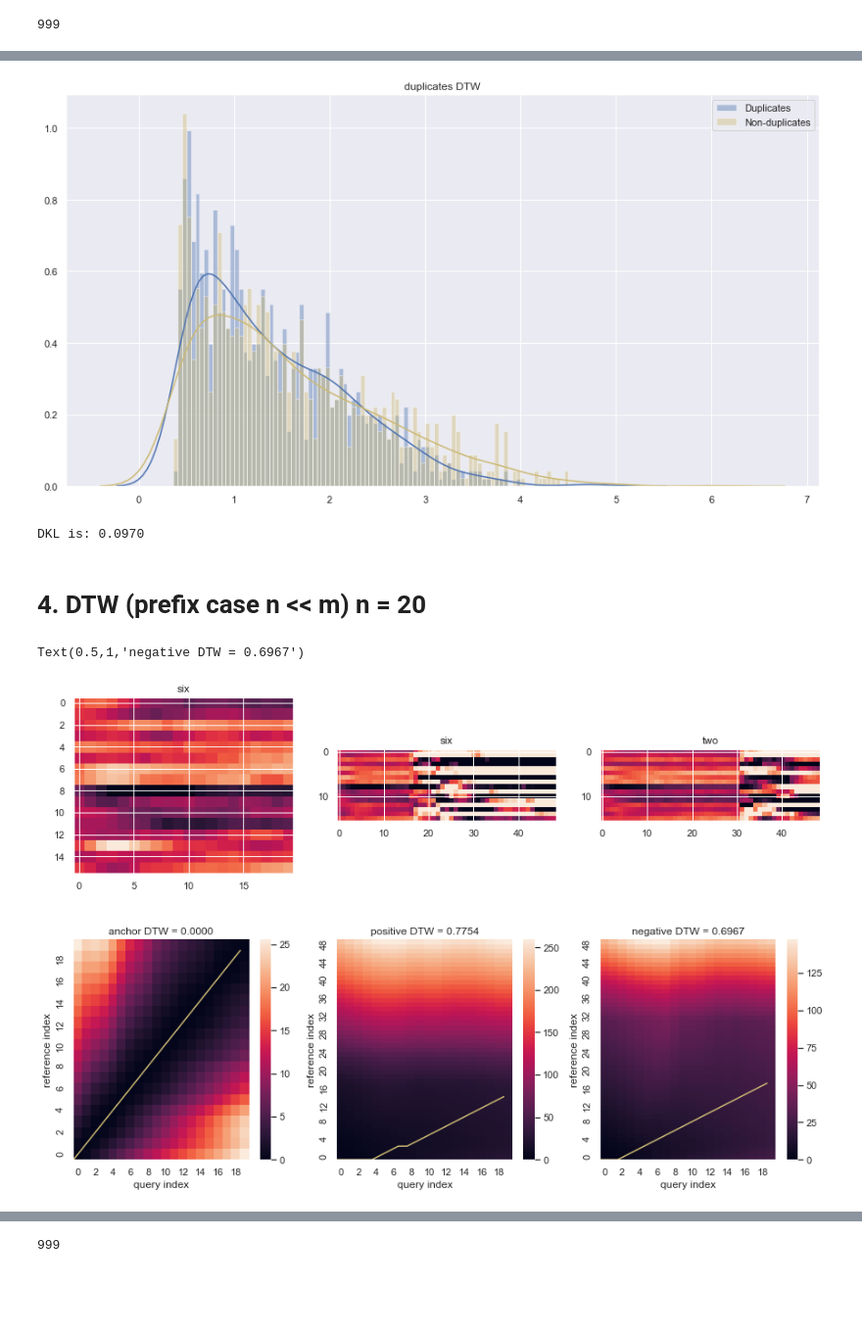
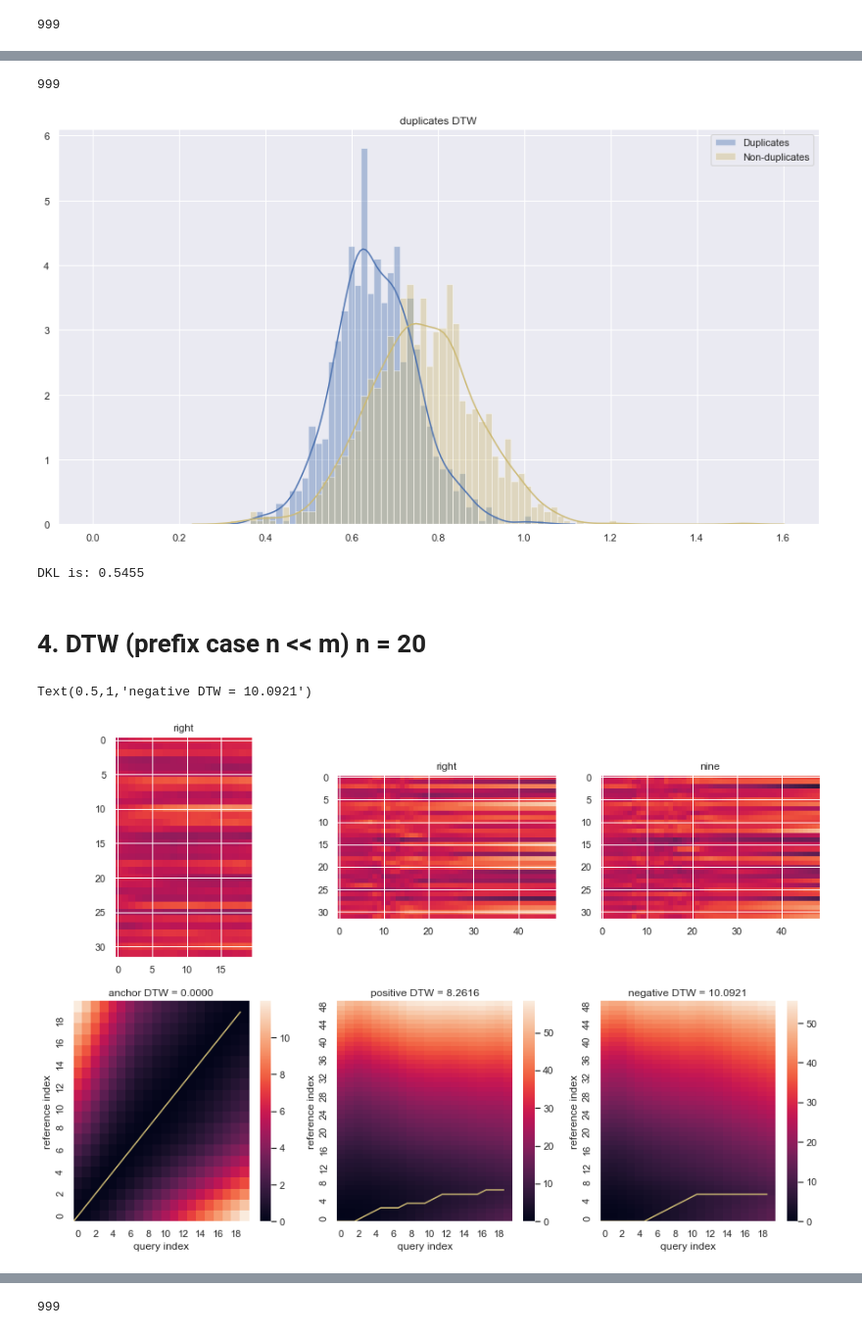
Before and after one commit to qdenisq/SpeechAcquisitionModel, a Jupyter notebook: src/dtw/prefix_identification_noELBO.ipynb, the cells around one changed output, grey strips where cells are left out. Shown at 98% size. Cells and saved outputs as stored; diff of their text form; code cells hidden in the pictures; blank space fills up the shorter version.

```diff
--- a/src/dtw/prefix_identification_noELBO.ipynb
+++ b/src/dtw/prefix_identification_noELBO.ipynb
@@ -605,5 +643,23 @@ for i in range(n_mini_batch_size):
+# %%
+
+# initialize dist_lists
+
+duplicates_dtw_z = []
+non_duplicates_dtw_z = []
+
+for i in range(n_mini_batch_size):
+    print(i, end='\r')
+    x = z[i].squeeze()
+
+    y_duplicate = duplicates_z[i].squeeze()
+    duplicates_dtw_z.append(dtwalign.dtw(x, y_duplicate, dist=euclidean, open_end=False, dist_only=True).normalized_distance)
+
+    y_non_duplicate = non_duplicates_z[i].squeeze()
+    non_duplicates_dtw_z.append(dtwalign.dtw(x, y_non_duplicate, dist=euclidean, open_end=False, dist_only=True).normalized_distance)
+# %% [output]
+999
 # %%
-bins = np.linspace(0, 4.5, 100)
+bins = np.linspace(0, 1.5, 100)
 fig, axes = plt.subplots(1, 1, figsize=(15,8))
 
 sns.distplot(duplicates_dtw_z, bins=bins, ax=axes, label="Duplicates")
@@ -623,8 +679,8 @@ hist_non_dup = hist_non_dup / np.sum(hist_non_dup)
 dkl = scipy.special.kl_div(hist_dup+1e-5, hist_non_dup+1e-5).sum()
 print(f"DKL is: {dkl:.4f}")
 # %% [output]
-[figure, old version]
+[figure, new version]
-DKL is: 0.0970
+DKL is: 0.5455
 # %% [markdown]
 # 4. DTW (prefix case n << m) n = 20
 # %%
@@ -672,35 +728,35 @@ axes[0][1].title.set_text(f'{label}')
 axes[0][2].imshow(non_duplicates_z[i].T, vmin=-1, vmax=1)
 # plt.colorbar()
 label = index_to_word[non_duplicates['y'][i]]
 axes[0][2].title.set_text(f'{label}')
 
 ######################################## DTW
 
 x = z[sample_idx]
 
 # self dtw (extpected to be 0)
 
 y = z[sample_idx]
 res = dtwalign.dtw(x, y, dist=euclidean, open_end=True)
 res.plot_path(ax=axes[1][0])
 axes[1][0].set_title(f"anchor DTW = {res.normalized_distance:.4f}")
 
 
 # positive dtw
 
 y = duplicates_z[sample_idx]
 res = dtwalign.dtw(x, y, dist=euclidean, open_end=True)
 res.plot_path(ax=axes[1][1])
-axes[1][1].set_title(f"positive DTW = {res.normalized_distance:.4f}")
+axes[1][1].set_title(f"positive DTW = {res.distance:.4f}")
 
 
 # negative dtw
 
 y = non_duplicates_z[sample_idx]
 res = dtwalign.dtw(x, y, dist=euclidean, open_end=True)
 res.plot_path(ax=axes[1][2])
-axes[1][2].set_title(f"negative DTW = {res.normalized_distance:.4f}")
+axes[1][2].set_title(f"negative DTW = {res.distance:.4f}")
 # %% [output]
-Text(0.5,1,'negative DTW = 0.6967')
+Text(0.5,1,'negative DTW = 10.0921')
-[figure, old version]
+[figure, new version]
 # %% [markdown]
```
Also changed, not shown: parts of 32 cells of this notebook, 5 other files.
